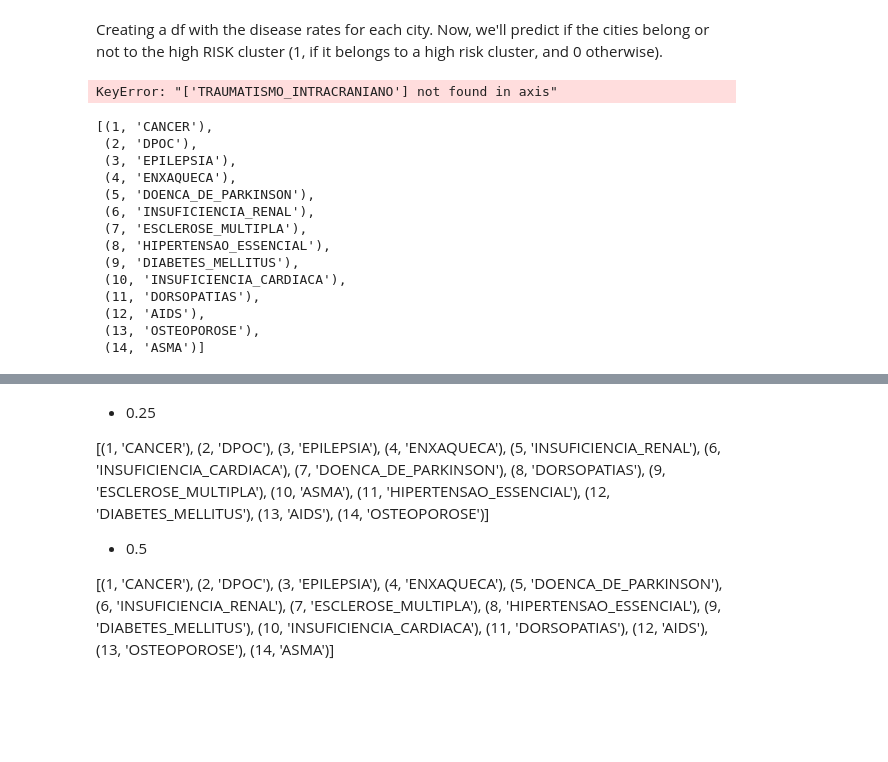
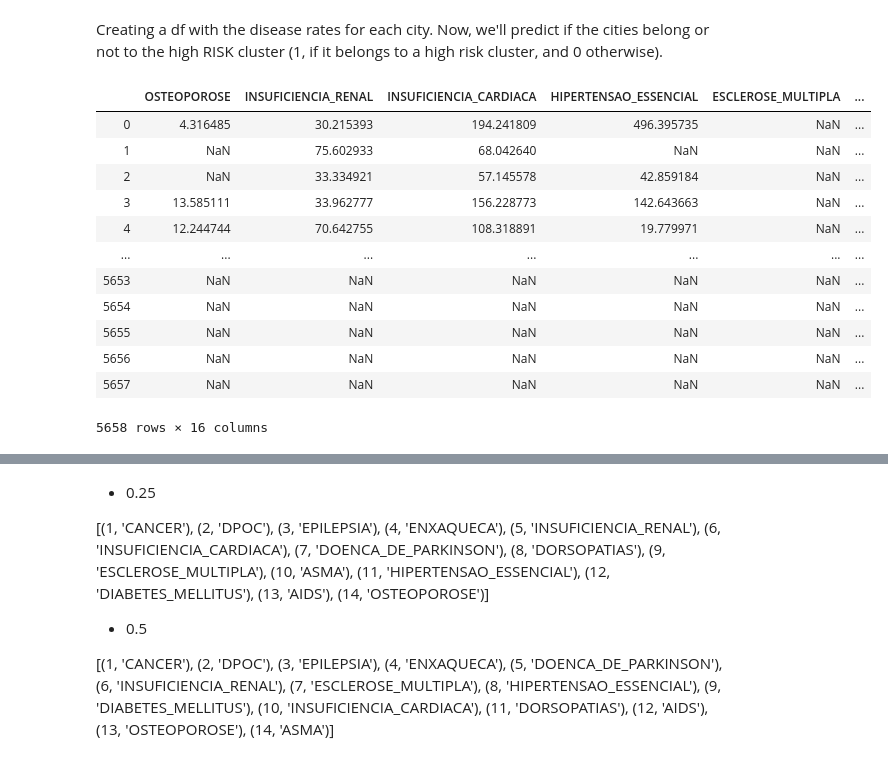
Before and after one commit to pypas/suicities-datasus, a Jupyter notebook: LinearModels/LogisticRegression/logistic_regression_spatial_cluster.ipynb, the cells around one changed output, grey strips where cells are left out. Drawn from its saved outputs; the diff is of its cells as text; code cells hidden in the pictures; blank space fills up the shorter version.

Commit message:
First prediction (lack muncod_risk_2018.csv)

```diff
--- a/LinearModels/LogisticRegression/logistic_regression_spatial_cluster.ipynb
+++ b/LinearModels/LogisticRegression/logistic_regression_spatial_cluster.ipynb
@@ -10,6 +10,8 @@ import matplotlib.pyplot as plt
 import glob
 import seaborn as sns
 import numpy as np
+
+pd.set_option('display.max_columns', 200)
 # %% [markdown]
 Creating a df with the disease rates for each city and their respective RISK value (1, if it belongs to a high risk cluster, and 0 otherwise).
 # %%
@@ -263,51 +259,36 @@ cv_results.mean()
 # %% [markdown]
 Creating a df with the disease rates for each city. Now, we'll predict if the cities belong or not to the high RISK cluster (1, if it belongs to a high risk cluster, and 0 otherwise).
 # %%
+cities = pd.read_csv('../../SatScan/muncod_risk_2015_to_2017.csv', index_col=[0]) # use muncod_risk_2018
+cities['RISK'] = 0 # erase this, when using muncod_risk_2018
+
 disease = ""
 path = '../../TabNet/Rates/2018/'
 all_files = glob.glob(path + "*.csv")
+all_diseases = cities
 diseases_list = []
 for file in all_files:
     file_name = file.split("\\")[1]
     disease = file_name.split("_RATE")[0]
     disease_df = pd.read_csv(path + disease + '_RATE_18.csv', sep=',', index_col=0)
     disease_df = disease_df[["RATE", "MUNCOD"]]
     disease_df.rename(columns={"RATE": disease}, inplace=True)
 
-    all_diseases = pd.merge(disease_df, all_diseases, left_on="MUNCOD", right_on="MUNCOD", how="inner")
-df = all_diseases.drop('MUNCOD', 1)
-df = df.drop(['TRAUMATISMO_INTRACRANIANO', 'HIV'], 1)
-df
+    all_diseases = pd.merge(disease_df, all_diseases, left_on="MUNCOD", right_on="MUNCOD", how="outer")
+df_18 = all_diseases.drop('MUNCOD', 1)
+df_18 = df_18.drop(['TRAUMATISMO_INTRACRANIANO', 'HIV'], axis=1)
+df_18
 # %% [output]
+|  | OSTEOPOROSE | INSUFICIENCIA_RENAL | INSUFICIENCIA_CARDIACA | HIPERTENSAO_ESSENCIAL | ESCLEROSE_MULTIPLA | ... |
+| 0 | 4.316485 | 30.215393 | 194.241809 | 496.395735 | NaN | ... |
+| 1 | NaN | 75.602933 | 68.042640 | NaN | NaN | ... |
+| 2 | NaN | 33.334921 | 57.145578 | 42.859184 | NaN | ... |
+| 3 | 13.585111 | 33.962777 | 156.228773 | 142.643663 | NaN | ... |
+| 4 | 12.244744 | 70.642755 | 108.318891 | 19.779971 | NaN | ... |
+| ... | ... | ... | ... | ... | ... | ... |
+| 5653 | NaN | NaN | NaN | NaN | NaN | ... |
+| 5654 | NaN | NaN | NaN | NaN | NaN | ... |
+| 5655 | NaN | NaN | NaN | NaN | NaN | ... |
+| 5656 | NaN | NaN | NaN | NaN | NaN | ... |
+| 5657 | NaN | NaN | NaN | NaN | NaN | ... |
-KeyError: "['TRAUMATISMO_INTRACRANIANO'] not found in axis"
+5658 rows × 16 columns
-# %%
-disease = ""
-path = '../../TabNet/Rates/2018/'
-all_files = glob.glob(path + "*.csv")
-diseases_list = []
-for file in all_files:
-    file_name = file.split("\\")[1]
-    disease = file_name.split("_RATE")[0]
-    disease_df = pd.read_csv(path + disease + '_RATE_18.csv', sep=',', index_col=0)
-    disease_df = disease_df[["RATE", "MUNCOD"]]
-    disease_df.rename(columns={"RATE": disease}, inplace=True)
-
-    all_diseases = pd.merge(disease_df, all_diseases, left_on="MUNCOD", right_on="MUNCOD", how="inner")
-df = all_diseases.drop('MUNCOD', 1)
-df = df.drop(['TRAUMATISMO_INTRACRANIANO', 'HIV'], 1)
-df
-# %% [output]
-[(1, 'CANCER'),
- (2, 'DPOC'),
- (3, 'EPILEPSIA'),
- (4, 'ENXAQUECA'),
- (5, 'DOENCA_DE_PARKINSON'),
- (6, 'INSUFICIENCIA_RENAL'),
- (7, 'ESCLEROSE_MULTIPLA'),
- (8, 'HIPERTENSAO_ESSENCIAL'),
- (9, 'DIABETES_MELLITUS'),
- (10, 'INSUFICIENCIA_CARDIACA'),
- (11, 'DORSOPATIAS'),
- (12, 'AIDS'),
- (13, 'OSTEOPOROSE'),
- (14, 'ASMA')]
```
Also changed, not shown: parts of 19 cells of this notebook.
